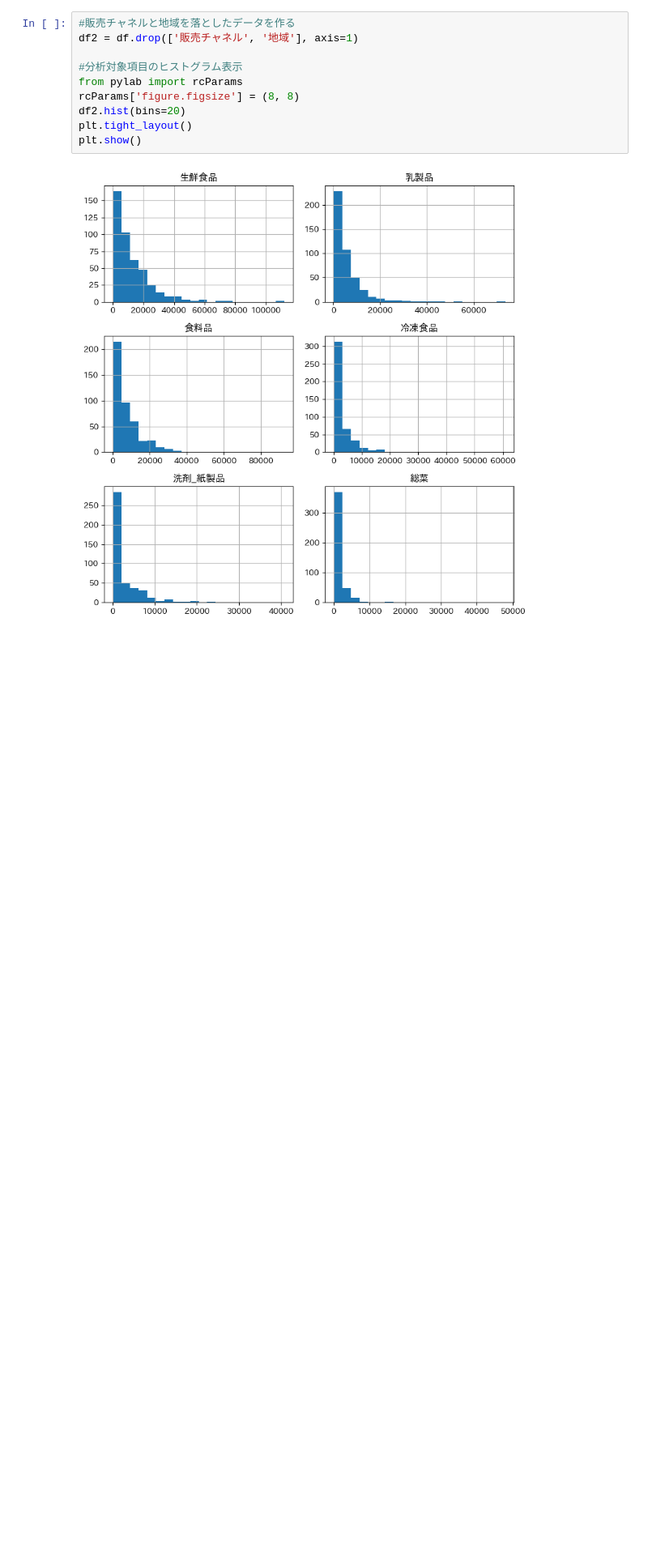
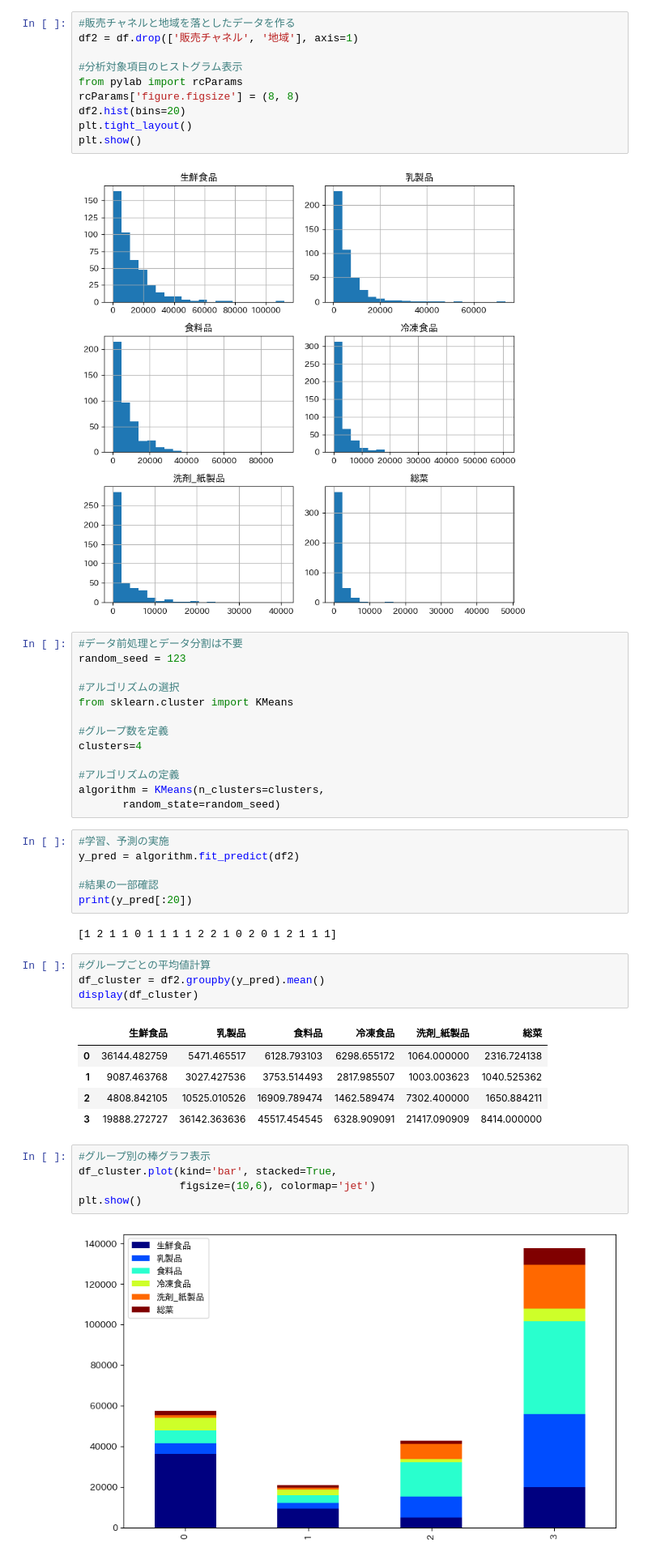
Before and after one commit to Syozaburo/Machine_learning_practice, a Jupyter notebook: Wholesale-customers.dataset/clustering.ipynb, the cells around one changed output. Shown at 81% size. Cells and saved outputs as stored; diff of their text form; blank space fills up the shorter version.

```diff
--- a/Wholesale-customers.dataset/clustering.ipynb
+++ b/Wholesale-customers.dataset/clustering.ipynb
@@ -80,3 +80,41 @@ plt.tight_layout()
 plt.show()
 # %% [output]
 [figure]
+# %%
+#データ前処理とデータ分割は不要
+random_seed = 123
+
+#アルゴリズムの選択
+from sklearn.cluster import KMeans
+
+#グループ数を定義
+clusters=4
+
+#アルゴリズムの定義
+algorithm = KMeans(n_clusters=clusters,
+       random_state=random_seed)
+# %%
+#学習、予測の実施
+y_pred = algorithm.fit_predict(df2)
+
+#結果の一部確認
+print(y_pred[:20])
+# %% [output]
+[1 2 1 1 0 1 1 1 1 2 2 1 0 2 0 1 2 1 1 1]
+# %%
+#グループごとの平均値計算
+df_cluster = df2.groupby(y_pred).mean()
+display(df_cluster)
+# %% [output]
+|  | 生鮮食品 | 乳製品 | 食料品 | 冷凍食品 | 洗剤_紙製品 | 総菜 |
+| 0 | 36144.482759 | 5471.465517 | 6128.793103 | 6298.655172 | 1064.000000 | 2316.724138 |
+| 1 | 9087.463768 | 3027.427536 | 3753.514493 | 2817.985507 | 1003.003623 | 1040.525362 |
+| 2 | 4808.842105 | 10525.010526 | 16909.789474 | 1462.589474 | 7302.400000 | 1650.884211 |
+| 3 | 19888.272727 | 36142.363636 | 45517.454545 | 6328.909091 | 21417.090909 | 8414.000000 |
+# %%
+#グループ別の棒グラフ表示
+df_cluster.plot(kind='bar', stacked=True,
+                figsize=(10,6), colormap='jet')
+plt.show()
+# %% [output]
+[figure, added]
```
Also changed, not shown: parts of 3 cells of this notebook.
